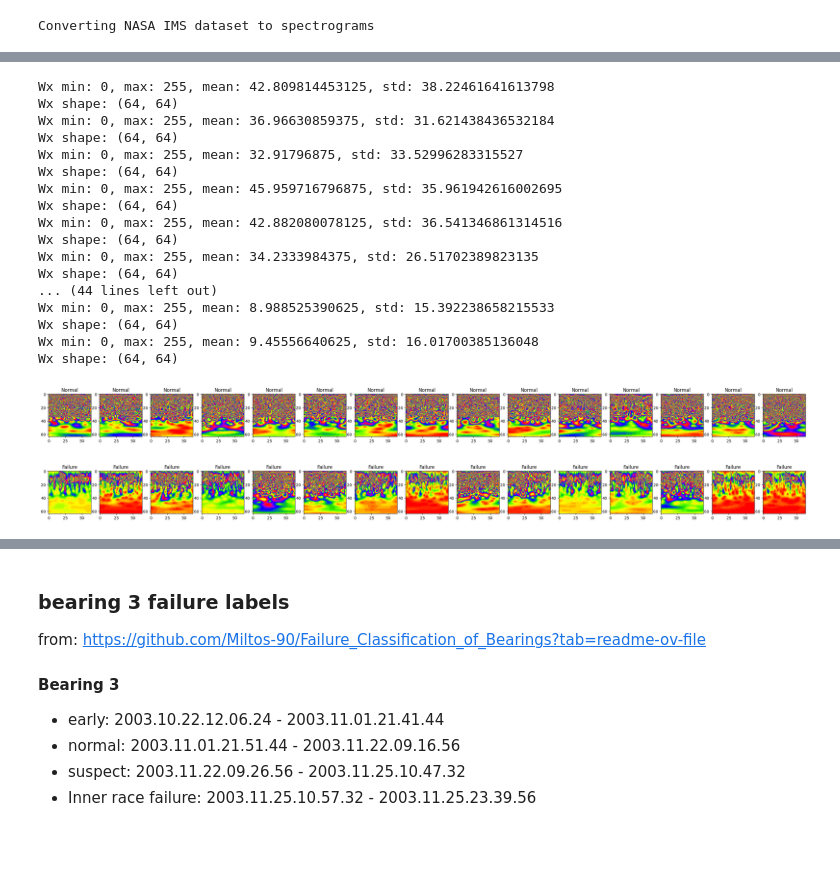
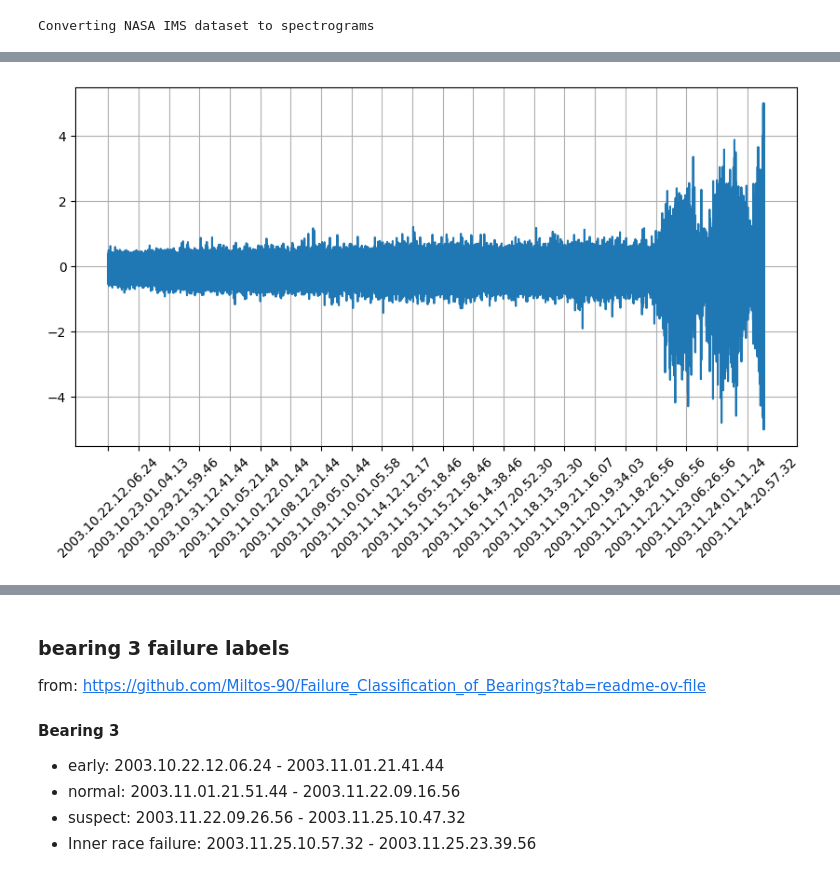
Before and after one commit to bitmorse/bearings-max78000, a Jupyter notebook: make_dataset.ipynb, the cells around one changed output, grey strips where cells are left out. Saved outputs shown, nothing was run; the diff lists cells and outputs as text; code cells hidden in the pictures; blank space fills up the shorter version.

```diff
--- a/make_dataset.ipynb
+++ b/make_dataset.ipynb
@@ -201,26 +166,20 @@ Created 68991 windows
-# %%
-#%%# Define signal ####################################
-fail=44100000
-ok=0
-viz(all_data[ok:], "Normal")
-viz(all_data[fail:], "Failure")
-# %% [output]
-Wx min: 0, max: 255, mean: 42.809814453125, std: 38.22461641613798
-Wx shape: (64, 64)
-Wx min: 0, max: 255, mean: 36.96630859375, std: 31.621438436532184
-Wx shape: (64, 64)
-Wx min: 0, max: 255, mean: 32.91796875, std: 33.52996283315527
-Wx shape: (64, 64)
-Wx min: 0, max: 255, mean: 45.959716796875, std: 35.961942616002695
-Wx shape: (64, 64)
-Wx min: 0, max: 255, mean: 42.882080078125, std: 36.541346861314516
-Wx shape: (64, 64)
-Wx min: 0, max: 255, mean: 34.2333984375, std: 26.51702389823135
-Wx shape: (64, 64)
-... (44 lines left out)
-Wx min: 0, max: 255, mean: 8.988525390625, std: 15.392238658215533
-Wx shape: (64, 64)
-Wx min: 0, max: 255, mean: 9.45556640625, std: 16.01700385136048
-Wx shape: (64, 64)
-[figure, removed]
-[figure, removed]
+# %%
+#sanity check
+all_data = np.concatenate(experiments_data['1']['bearing3_values'])
+xaxis_labels = experiment_files['1']
+ds_factor = 100
+xaxis_labels = [xaxis_labels[i] for i in range(0, len(xaxis_labels), ds_factor)] #downsample xaxis labels
+
+#plot windows with xaxis labels
+plt.figure(figsize=(10, 5))
+plt.plot(all_data)
+
+#1 element of xaxis_labels for every 20480 samples
+#add xaxis labels
+plt.xticks(np.arange(0, len(all_data), ds_factor*20480), xaxis_labels, rotation=45)
+
+#add grid
+plt.grid()
+plt.show()
+# %% [output]
+[figure, added]
```
Also changed, not shown: parts of 8 cells of this notebook, 10 other files.
